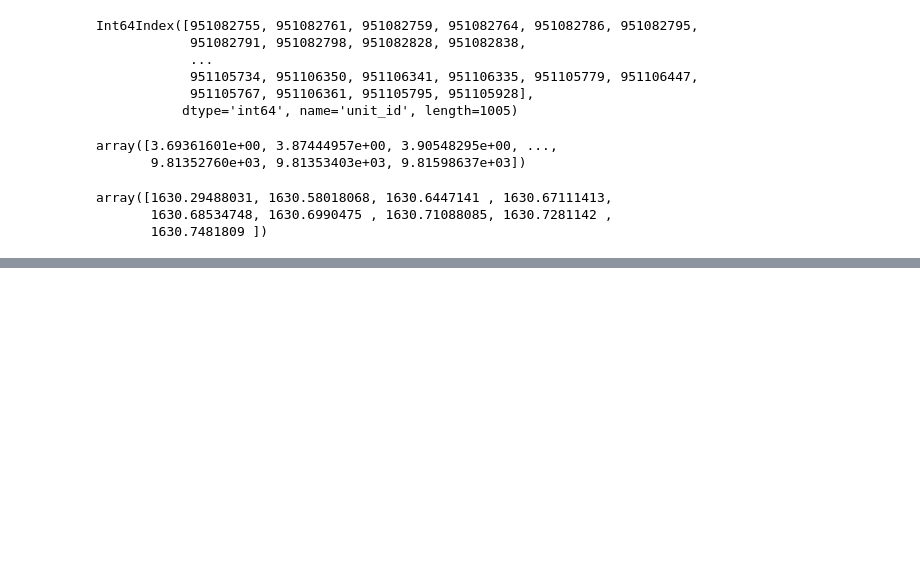
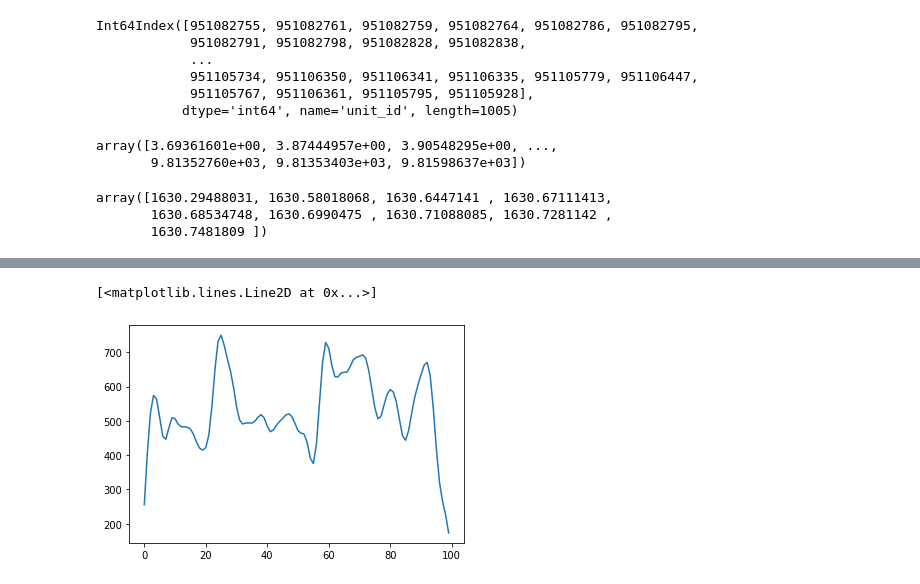
Before and after one commit to m-nolan/asdk-net, a Jupyter notebook: AIBS_Ephys_Data_Load.ipynb, the cells around one changed output, grey strips where cells are left out. Drawn from its saved outputs; the diff is of its cells as text; code cells hidden in the pictures; blank space fills up the shorter version.

```diff
--- a/AIBS_Ephys_Data_Load.ipynb
+++ b/AIBS_Ephys_Data_Load.ipynb
@@ -203,0 +429,35 @@ array([1630.29488031, 1630.58018068, 1630.6447141 , 1630.67111413,
+# %%
+def est_frate(P_stim, k_p):
+    """
+    P_stim: #trials x #units x #time-points sized ndarray
+    k_p: width of kernel (in samplingrate*1000 units)
+
+    """
+
+    import numpy as np
+    import time
+    import scipy.stats, scipy.signal
+    import scipy as sp
+
+    start = time.time() # tic Measures function running speed. Works only on Macs
+
+    trials = P_stim.shape[0]
+    units = P_stim.shape[1]
+    bins = P_stim.shape[2]
+
+    # Create fake data for testing purposes
+    #    array = np.random.randint(0,2,(trials,bins))
+    #    sigma = 45
+
+    #Define kernel
+    sigma = k_p/6.
+    edges = np.arange(-3*sigma,3*sigma+.001,.001)
+    kernel = sp.stats.norm.pdf(edges,0, sigma) #Use a gaussian function
+
+    #Compute Spike Density Function for all trials
+    Sdf = np.zeros((trials,units,bins))
+    Sdf = sp.signal.convolve(P_stim, kernel[None,None, :], mode='same',method='direct')
+
+    print('Run time for SDF function was ' + str(round(time.time()-start)) + 'seconds') # toc
+
+    return Sdf
@@ -203,0 +486,2 @@ array([1630.29488031, 1630.58018068, 1630.6447141 , 1630.67111413,
+# %%
+X_stim=est_frate(P_stim,0.01)
@@ -203,0 +521,5 @@ array([1630.29488031, 1630.58018068, 1630.6447141 , 1630.67111413,
+# %%
+plt.plot(X_stim[0,0,:])
+# %% [output]
+[<matplotlib.lines.Line2D at 0x...>]
+[figure, added]
```
Also changed, not shown: parts of 51 cells of this notebook.
